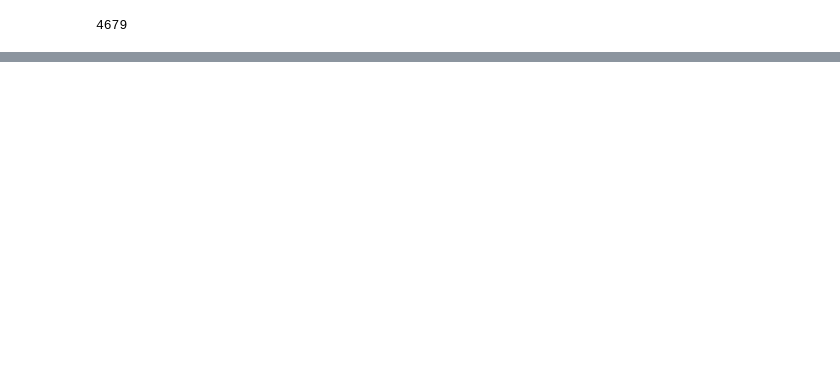
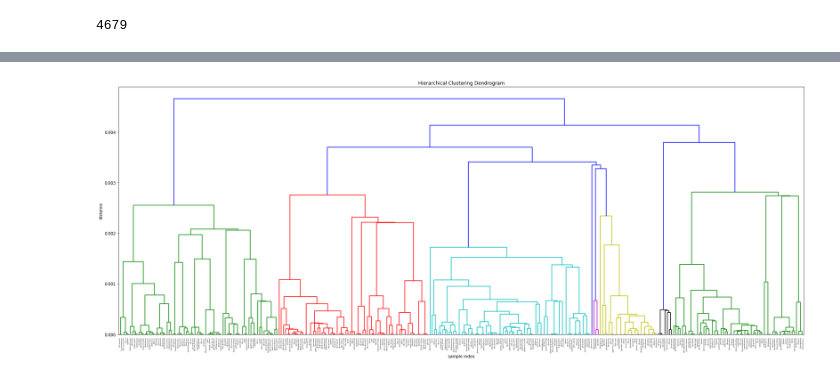
Before and after one commit to dimazest/2018-lv2, a Jupyter notebook: supplement/Sandbox.ipynb, the cells around one changed output, grey strips where cells are left out. Saved outputs shown, nothing was run; the diff lists cells and outputs as text; code cells hidden in the pictures; blank space fills up the shorter version.

```diff
--- a/supplement/Sandbox.ipynb
+++ b/supplement/Sandbox.ipynb
@@ -198,3 +214,27 @@ plot(
+# %%
+# sn = screen_names[
+#     (screen_names.index.str.startswith('@') == True)
+#     & (screen_names.index.str.startswith('@@') == False)
+# ]
+Z = linkage(sn_xy, metric='cosine')
+
+plt.figure(figsize=(25, 10))
+plt.title('Hierarchical Clustering Dendrogram')
+
+plt.xlabel('sample index')
+plt.ylabel('distance')
+
+dendrogram(
+    Z,
+    leaf_rotation=90.,  # rotates the x axis labels
+    leaf_font_size=4.,  # font size for the x axis labels
+    labels=sn.index,
+)
+
+plt.tight_layout()
+plt.savefig('screen_names_clusters-without-groups-mdn.pdf')
+# %% [output]
+[figure, added]
 # %%
 def export_to_tf(collection, prefix):
     collection.to_csv(f'features-{prefix}.csv', sep='\t', index=False, header=False)
```
Also changed, not shown: parts of 9 cells of this notebook.
